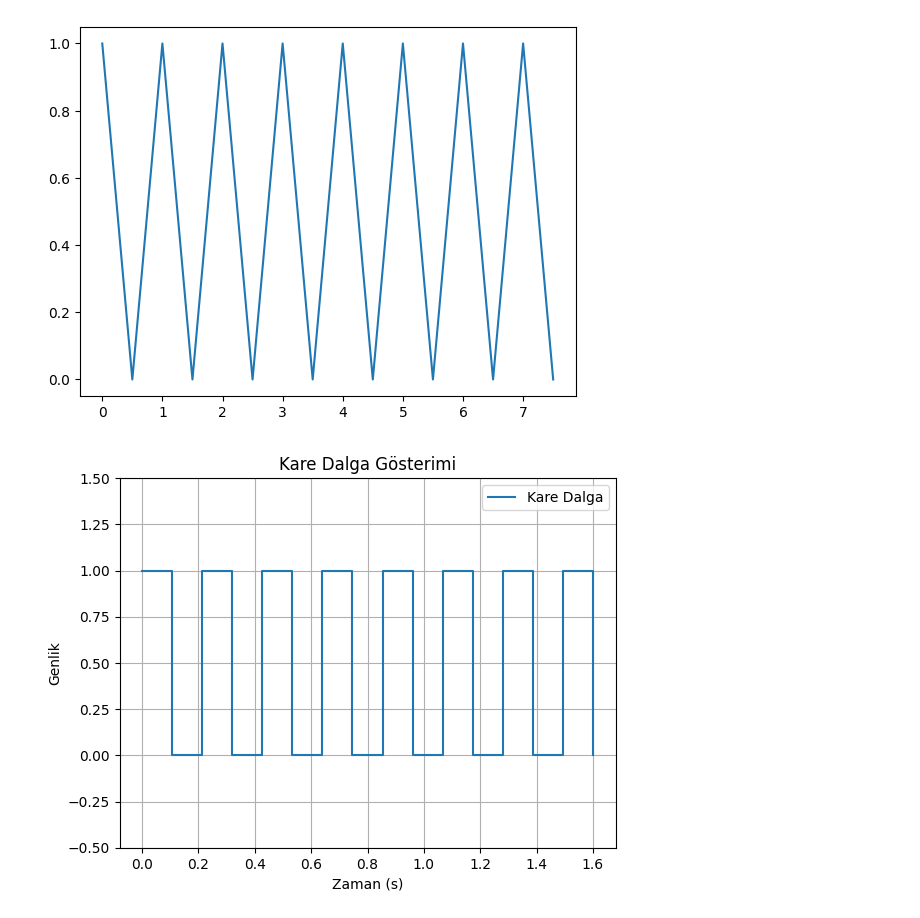
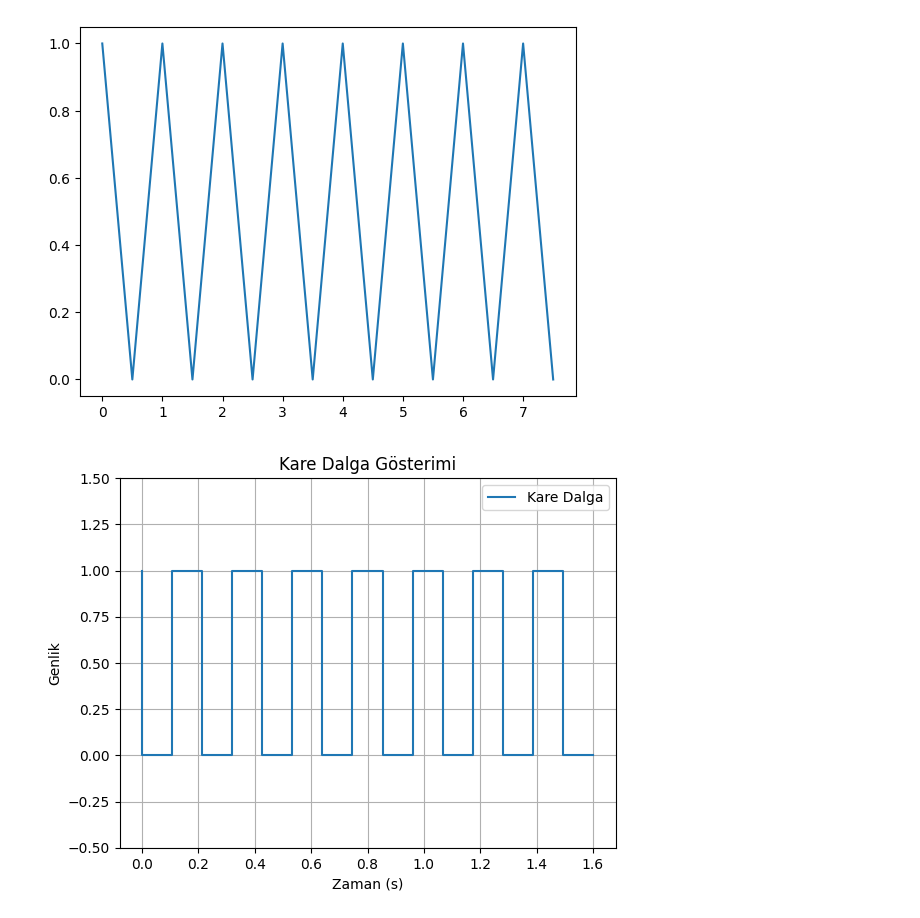
Before and after one commit to OmerFaruk-Celik/AMKS_AUV_ATILAY, a Jupyter notebook: FM.ipynb, the cells around one changed output. Cells and saved outputs as stored; diff of their text form; code cells hidden in the pictures.

```diff
--- a/FM.ipynb
+++ b/FM.ipynb
@@ -87,26 +87,26 @@ plt.plot(t,data)
 # %%
 import numpy as np
 import matplotlib.pyplot as plt
 
 # Verilen data
 data = [1, 0, 1, 0, 1, 0, 1, 0, 1, 0, 1, 0, 1, 0, 1, 0]
 
 # Data uzunluğu ve örnekleme frekansı
 data_length = len(data)
 sampling_rate = 10  # 10 Hz örnekleme frekansı
 duration = data_length / sampling_rate
 
 # Zaman dizisi oluşturma
 t = np.linspace(0, duration, data_length)
 
 # Data'yı kare dalga olarak görselleştirme
-plt.step(t, data, where='post', label='Kare Dalga')
+plt.step(t, data, label='Kare Dalga')
 plt.xlabel('Zaman (s)')
 plt.ylabel('Genlik')
 plt.title('Kare Dalga Gösterimi')
 plt.ylim(-0.5, 1.5)
 plt.grid(True)
 plt.legend()
 plt.show()
 # %% [output]
-[figure, old version]
+[figure, new version]
```
